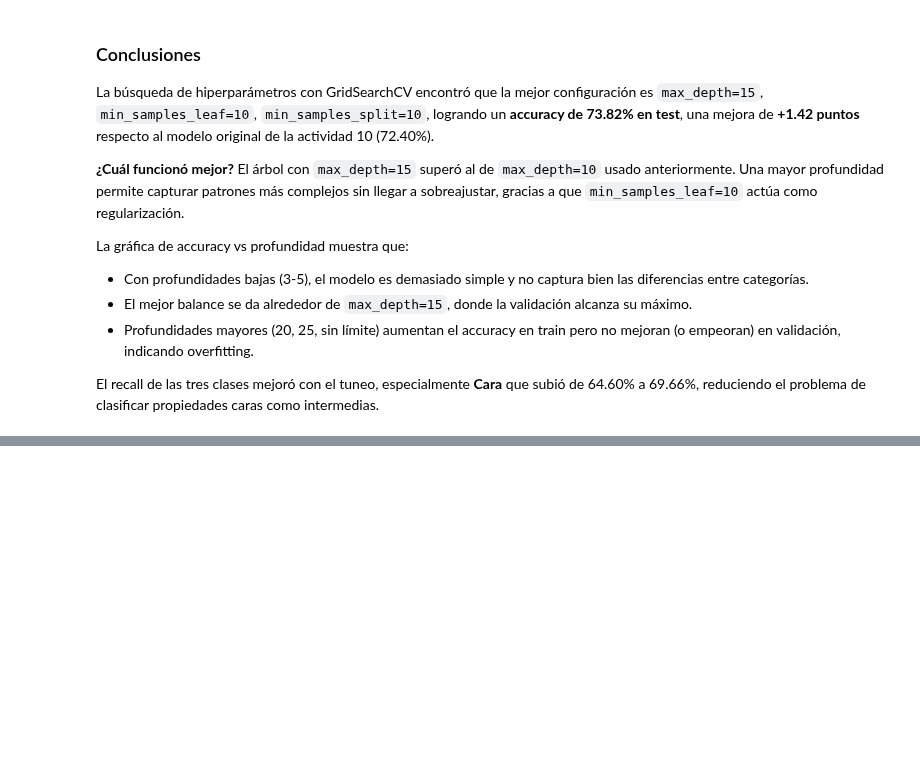
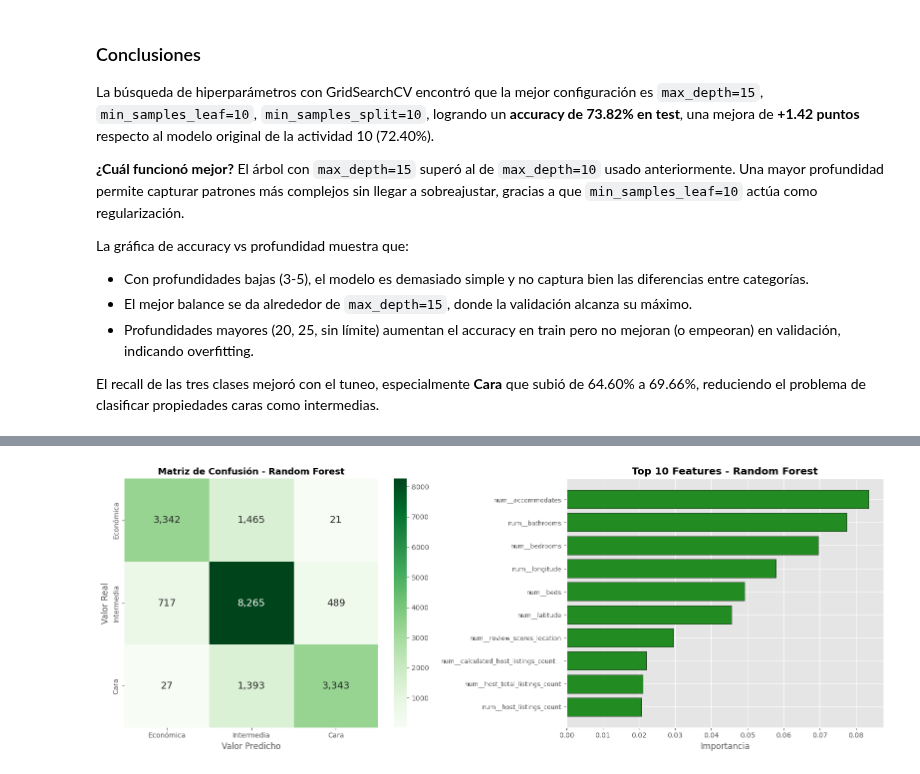
Before and after one commit to FerAHMz/lab4-md, a Jupyter notebook: lab4.ipynb, the cells around one changed output, grey strips where cells are left out. Drawn from its saved outputs; the diff is of its cells as text; code cells hidden in the pictures; blank space fills up the shorter version.

Commit message:
actividad 15 - random forest y comparación de modelos

```diff
--- a/lab4.ipynb
+++ b/lab4.ipynb
@@ -2834,0 +2893,35 @@ El recall de las tres clases mejoró con el tuneo, especialmente **Cara** que su
+# %%
+### 15.2 Matriz de confusión y features importantes del Random Forest
+
+cm_rf = confusion_matrix(y_test_clf, y_pred_rf_test, labels=categories)
+
+fig, axes = plt.subplots(1, 2, figsize=(16, 6))
+
+sns.heatmap(cm_rf, annot=True, fmt=',d', cmap='Greens',
+            xticklabels=categories, yticklabels=categories, ax=axes[0],
+            annot_kws={'fontsize': 14})
+axes[0].set_title('Matriz de Confusión - Random Forest', fontweight='bold', fontsize=13)
+axes[0].set_ylabel('Valor Real')
+axes[0].set_xlabel('Valor Predicho')
+
+# Importancia de features
+rf_model = pipeline_rf.named_steps['classifier']
+importances_rf = rf_model.feature_importances_
+preprocessor_rf = pipeline_rf.named_steps['preprocessor']
+feature_names_rf = preprocessor_rf.get_feature_names_out()
+
+imp_df = pd.DataFrame({'feature': feature_names_rf, 'importance': importances_rf})
+imp_df = imp_df.sort_values('importance', ascending=False).head(10)
+
+axes[1].barh(range(10), imp_df['importance'].values, color='forestgreen', edgecolor='black')
+labels_rf = [n[:35] + '...' if len(n) > 35 else n for n in imp_df['feature'].values]
+axes[1].set_yticks(range(10))
+axes[1].set_yticklabels(labels_rf, fontsize=9)
+axes[1].set_xlabel('Importancia')
+axes[1].set_title('Top 10 Features - Random Forest', fontweight='bold')
+axes[1].invert_yaxis()
+
+plt.tight_layout()
+plt.show()
+# %% [output]
+[figure, added]
```
Also changed, not shown: parts of 4 cells of this notebook.
